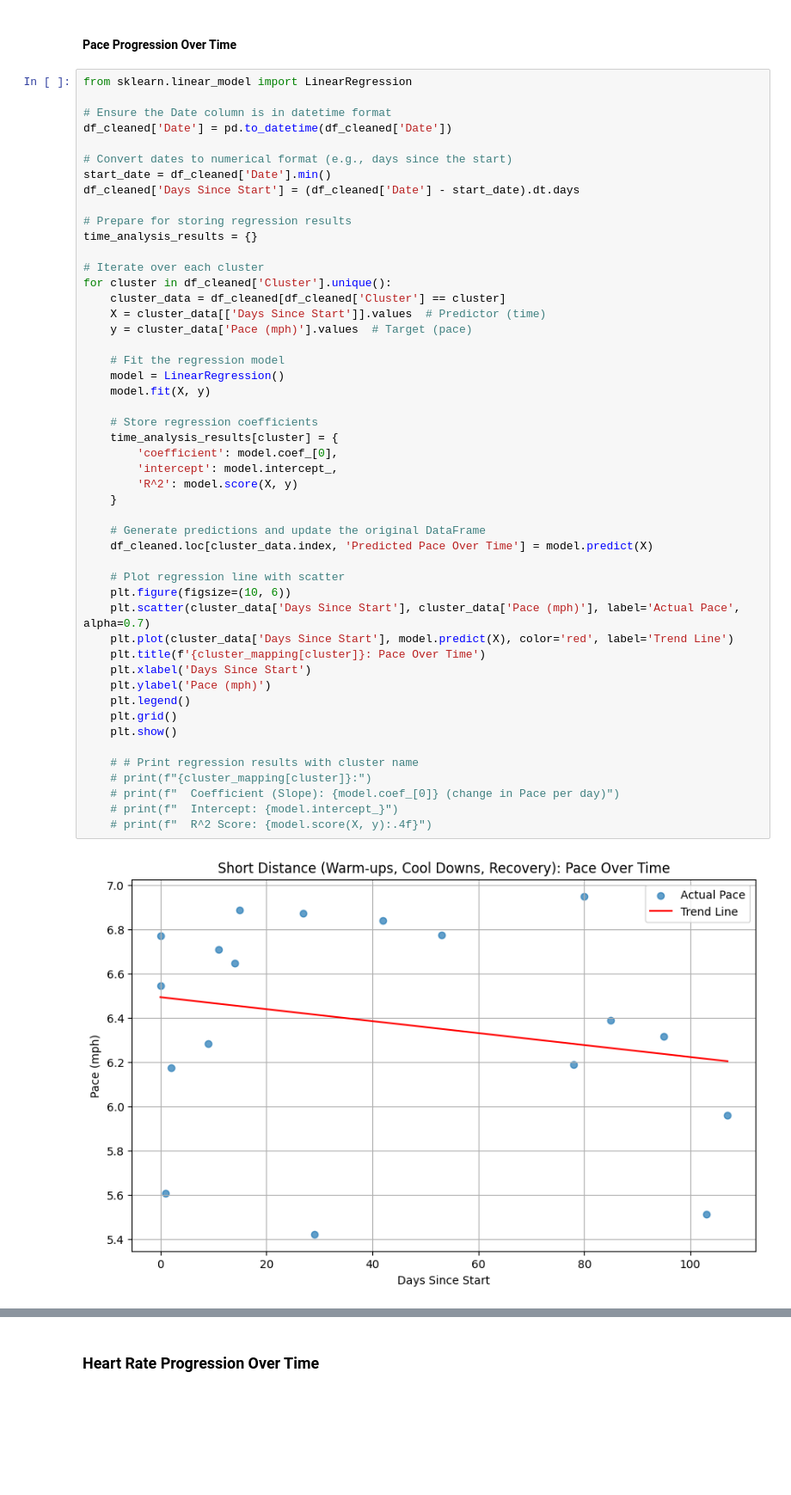
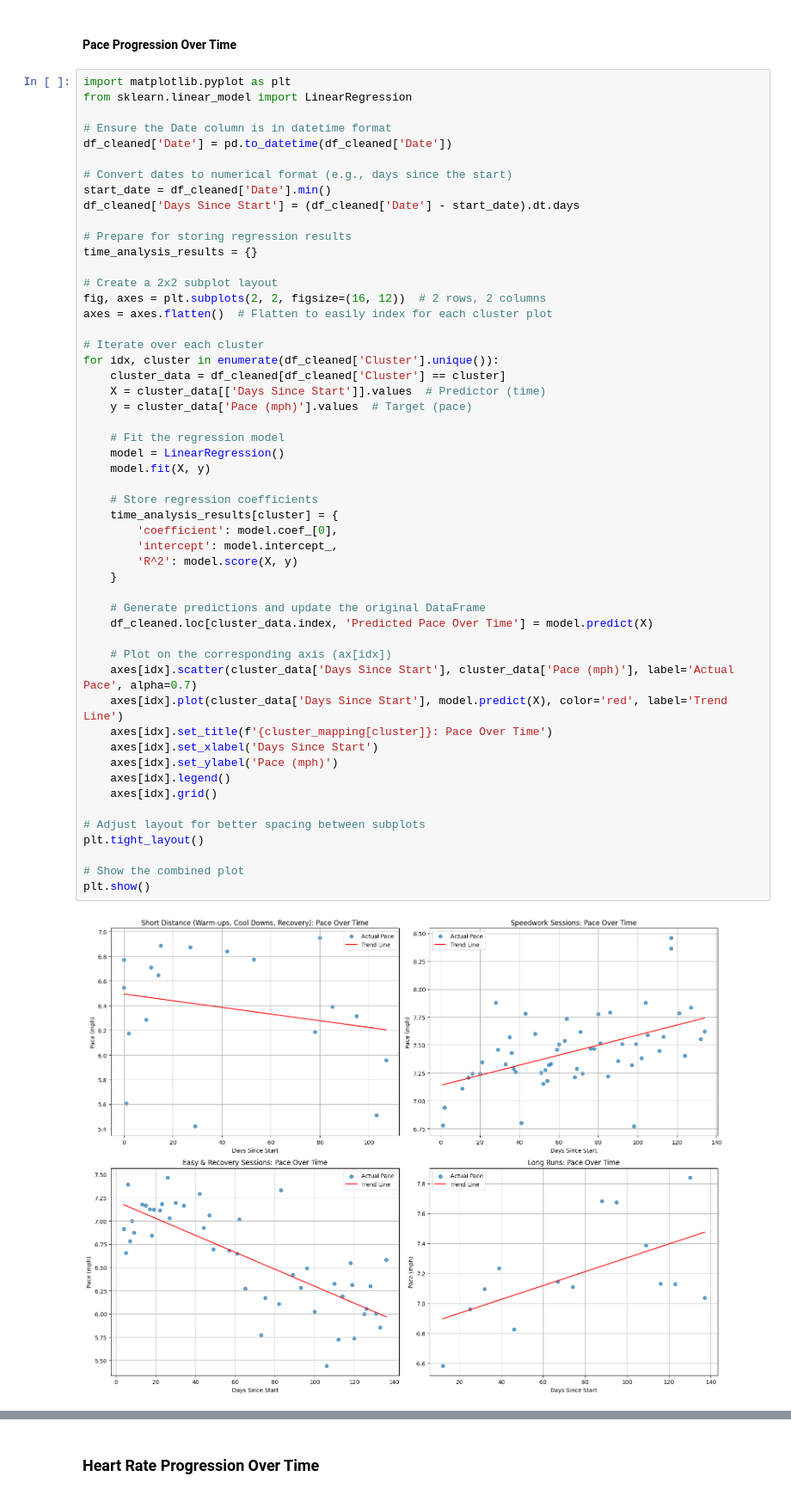
Before and after one commit to TimB21/Marathon-Training-Performance-and-Recovery-Dashboard, a Jupyter notebook: Script/Script.ipynb, the cells around one changed output, grey strips where cells are left out. Shown at 86% size. Drawn from its saved outputs; the diff is of its cells as text; blank space fills up the shorter version.

```diff
--- a/Script/Script.ipynb
+++ b/Script/Script.ipynb
@@ -1078,53 +1082,56 @@ for cluster in df_cleaned['Cluster'].unique():
 # %% [markdown]
 #### Pace Progression Over Time
 # %%
+import matplotlib.pyplot as plt
 from sklearn.linear_model import LinearRegression
 
 # Ensure the Date column is in datetime format
 df_cleaned['Date'] = pd.to_datetime(df_cleaned['Date'])
 
 # Convert dates to numerical format (e.g., days since the start)
 start_date = df_cleaned['Date'].min()
 df_cleaned['Days Since Start'] = (df_cleaned['Date'] - start_date).dt.days
 
 # Prepare for storing regression results
 time_analysis_results = {}
 
+# Create a 2x2 subplot layout
+fig, axes = plt.subplots(2, 2, figsize=(16, 12))  # 2 rows, 2 columns
+axes = axes.flatten()  # Flatten to easily index for each cluster plot
+
 # Iterate over each cluster
-for cluster in df_cleaned['Cluster'].unique():
+for idx, cluster in enumerate(df_cleaned['Cluster'].unique()):
     cluster_data = df_cleaned[df_cleaned['Cluster'] == cluster]
     X = cluster_data[['Days Since Start']].values  # Predictor (time)
     y = cluster_data['Pace (mph)'].values  # Target (pace)
 
     # Fit the regression model
     model = LinearRegression()
     model.fit(X, y)
 
     # Store regression coefficients
     time_analysis_results[cluster] = {
         'coefficient': model.coef_[0],
         'intercept': model.intercept_,
         'R^2': model.score(X, y)
     }
 
     # Generate predictions and update the original DataFrame
     df_cleaned.loc[cluster_data.index, 'Predicted Pace Over Time'] = model.predict(X)
 
-    # Plot regression line with scatter
-    plt.figure(figsize=(10, 6))
-    plt.scatter(cluster_data['Days Since Start'], cluster_data['Pace (mph)'], label='Actual Pace', alpha=0.7)
-    plt.plot(cluster_data['Days Since Start'], model.predict(X), color='red', label='Trend Line')
-    plt.title(f'{cluster_mapping[cluster]}: Pace Over Time')
-    plt.xlabel('Days Since Start')
-    plt.ylabel('Pace (mph)')
-    plt.legend()
-    plt.grid()
-    plt.show()
+    # Plot on the corresponding axis (ax[idx])
+    axes[idx].scatter(cluster_data['Days Since Start'], cluster_data['Pace (mph)'], label='Actual Pace', alpha=0.7)
+    axes[idx].plot(cluster_data['Days Since Start'], model.predict(X), color='red', label='Trend Line')
+    axes[idx].set_title(f'{cluster_mapping[cluster]}: Pace Over Time')
+    axes[idx].set_xlabel('Days Since Start')
+    axes[idx].set_ylabel('Pace (mph)')
+    axes[idx].legend()
+    axes[idx].grid()
 
-    # # Print regression results with cluster name
-    # print(f"{cluster_mapping[cluster]}:")
-    # print(f"  Coefficient (Slope): {model.coef_[0]} (change in Pace per day)")
-    # print(f"  Intercept: {model.intercept_}")
-    # print(f"  R^2 Score: {model.score(X, y):.4f}")
+# Adjust layout for better spacing between subplots
+plt.tight_layout()
+
+# Show the combined plot
+plt.show()
 # %% [output]
-[figure, old version]
+[figure, new version]
```
Also changed, not shown: parts of 16 cells of this notebook, 1 other file.
